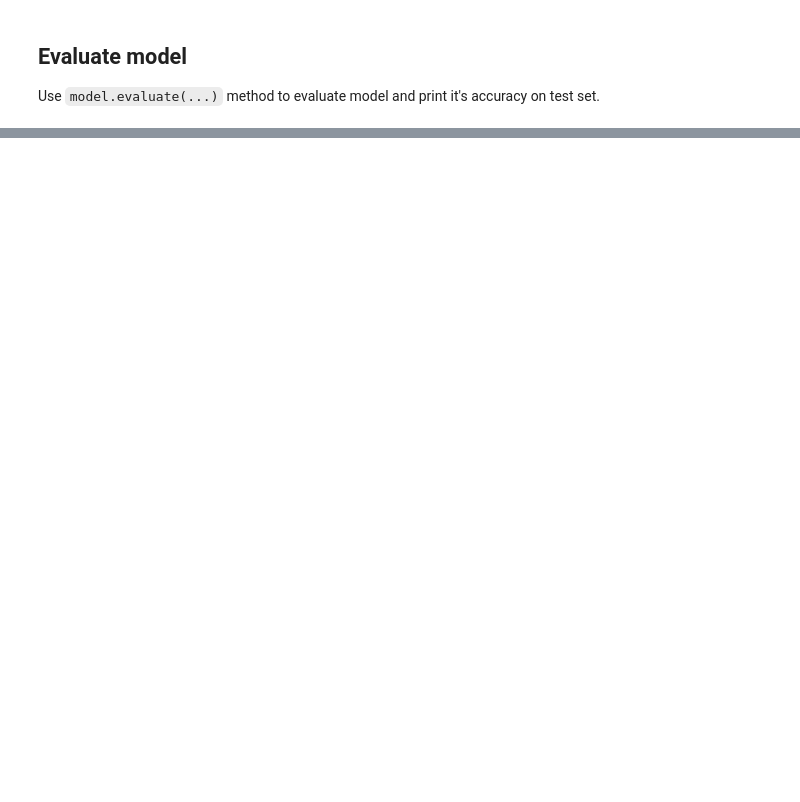
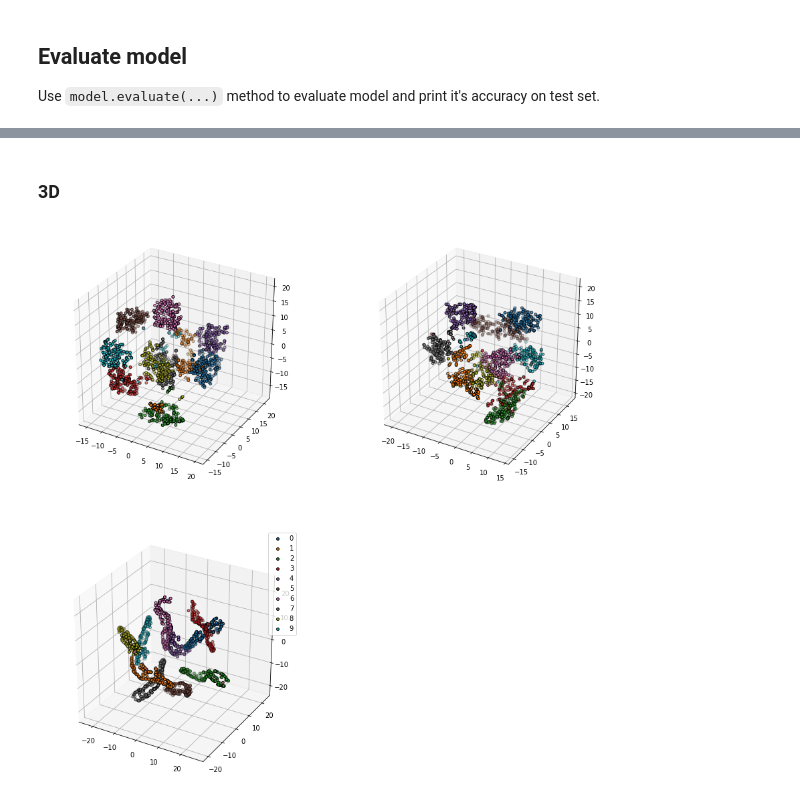
Before and after one commit to piojanu/beit-dl, a Jupyter notebook: Digits Recognition - Full.ipynb, the cells around one changed output, grey strips where cells are left out. Cells and saved outputs as stored; diff of their text form; code cells hidden in the pictures; blank space fills up the shorter version.

```diff
--- a/Digits Recognition - Full.ipynb
+++ b/Digits Recognition - Full.ipynb
@@ -179,0 +226,49 @@ print("{0}: {2:.3f}, {1}: {3:.3f}".format(*model.metrics_names, *results))
+# %%
+### Layers outputs ###
+
+# Get first (hidden) layer activations for every digit
+intermediate_model = Model(inputs=model.input, outputs=model.layers[0].output)
+activations = intermediate_model.predict(digits.data)
+
+# Get second (output) layer activations for every digit
+intermediate_model = Model(inputs=model.input, outputs=model.layers[1].output)
+outputs = intermediate_model.predict(digits.data)
+
+### 3D ###
+
+# Fit t-SNE 2D transformation on digits embeddings
+A_reduced = tsne.fit_transform(activations)
+
+# Fit t-SNE 2D transformation on digits embeddings
+O_reduced = tsne.fit_transform(outputs)
+
+### 2D ###
+
+# Fit t-SNE 2D transformation on digits embeddings
+A_reduced_2D = tsne_2D.fit_transform(activations)
+
+# Fit t-SNE 2D transformation on digits embeddings
+O_reduced_2D = tsne_2D.fit_transform(outputs)
+# %% [markdown]
+### 3D
+# %%
+# Create 3D figure
+fig = plt.figure(figsize=plt.figaspect(1.0))
+
+ax1 = fig.add_subplot(2, 2, 1, projection='3d')
+ax2 = fig.add_subplot(2, 2, 2, projection='3d')
+ax3 = fig.add_subplot(2, 2, 3, projection='3d')
+
+# Scatter results
+for i in range(len(digits.target_names)):
+    ax1.scatter(X_reduced[y == i, 0], X_reduced[y == i, 1], X_reduced[y == i, 2],
+                cmap=plt.cm.Set1, edgecolor='k', s=15, label=i)
+    ax2.scatter(A_reduced[y == i, 0], A_reduced[y == i, 1], A_reduced[y == i, 2],
+                cmap=plt.cm.Set1, edgecolor='k', s=15, label=i)
+    ax3.scatter(O_reduced[y == i, 0], O_reduced[y == i, 1], O_reduced[y == i, 2],
+                cmap=plt.cm.Set1, edgecolor='k', s=15, label=i)
+
+plt.legend()
+plt.show()
+# %% [output]
+[figure, added]
```
Also changed, not shown: parts of 10 cells of this notebook, 1 other file.
